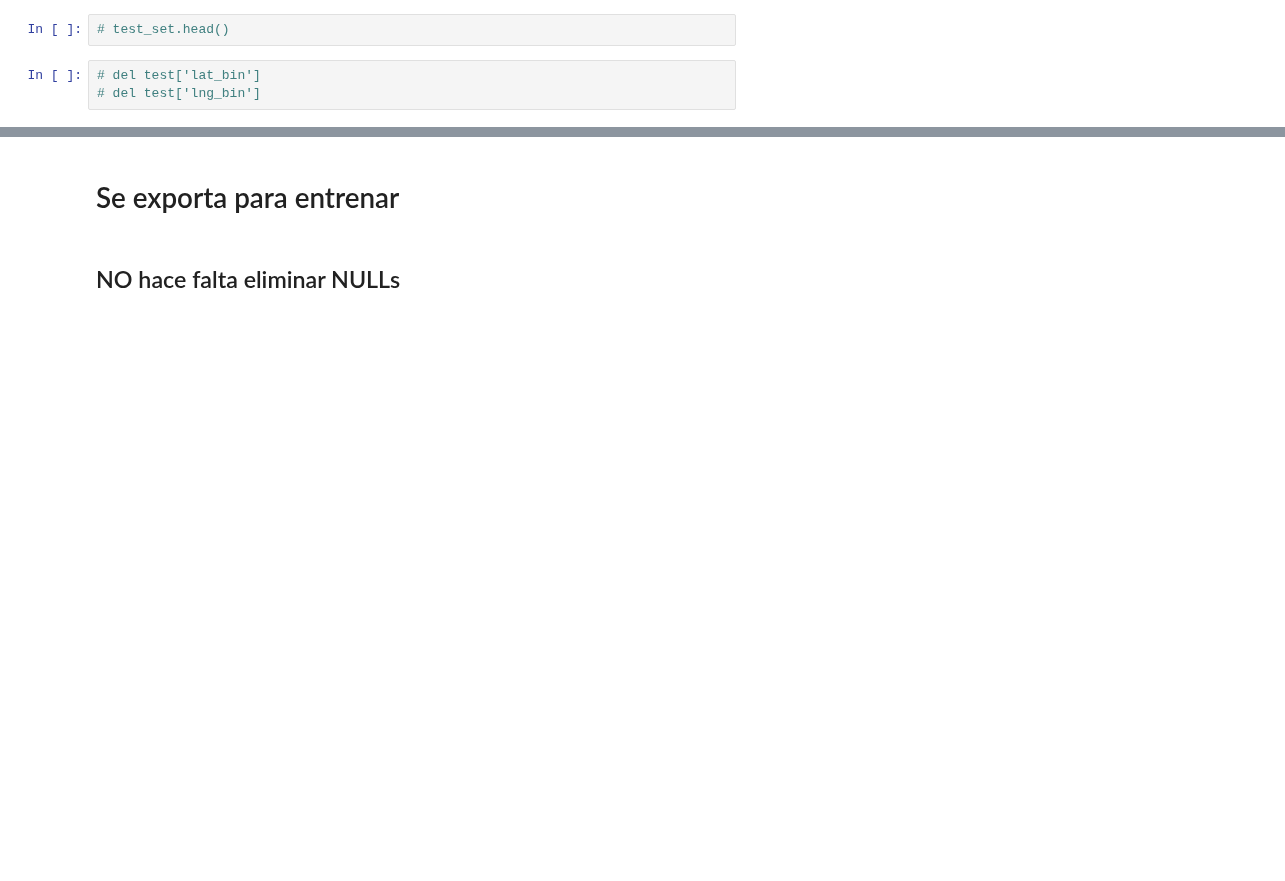
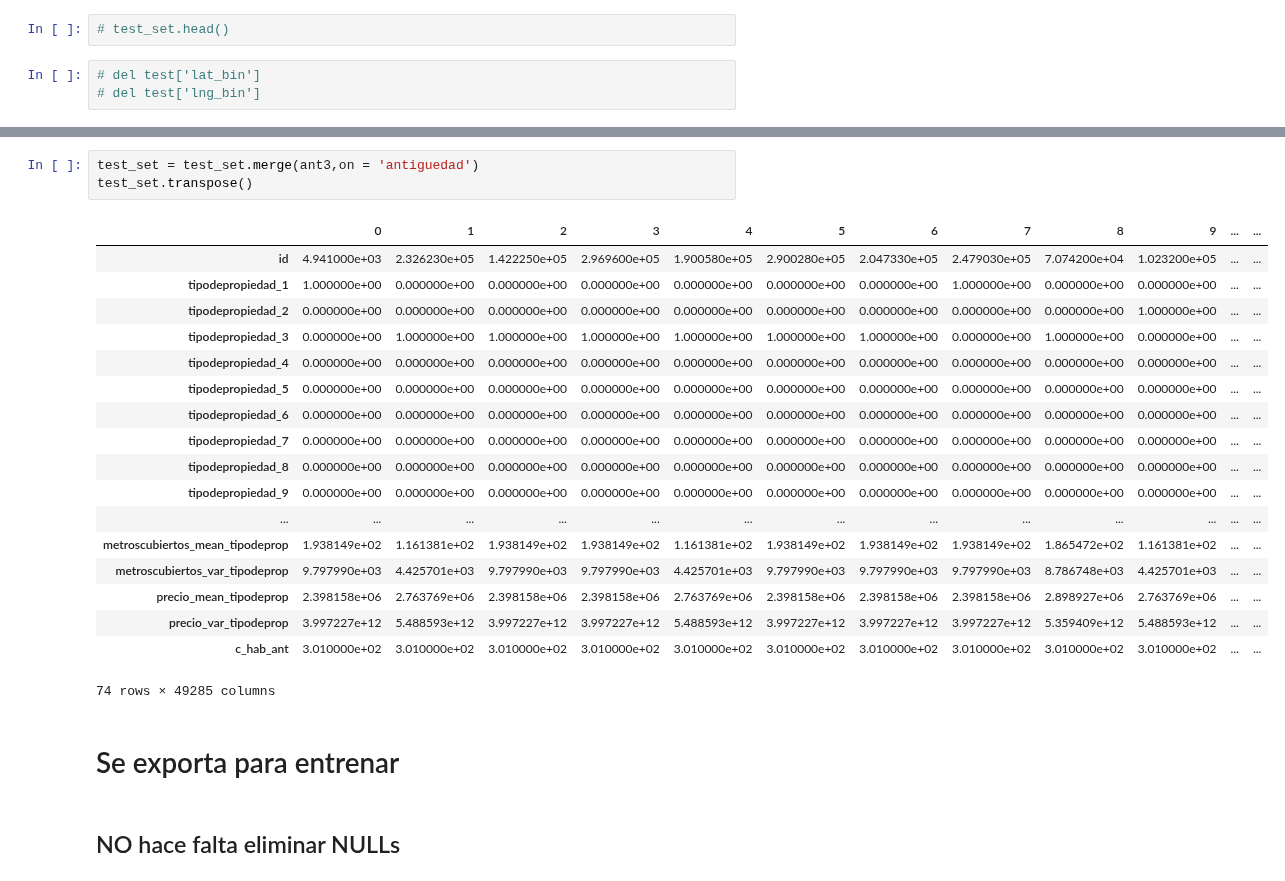
Before and after one commit to Alaneta/Datacones, a Jupyter notebook: tp2/1_Features_XG.ipynb, the cells around one changed output, grey strips where cells are left out. Cells and saved outputs as stored; diff of their text form; blank space fills up the shorter version.

```diff
--- a/tp2/1_Features_XG.ipynb
+++ b/tp2/1_Features_XG.ipynb
@@ -697,3 +799,25 @@ Por que lat_bin no anda pero lng_bin si? Si son exactamente el mismo tipo
+# %%
+test_set = test_set.merge(ant3,on = 'antiguedad')
+test_set.transpose()
+# %% [output]
+|  | 0 | 1 | 2 | 3 | 4 | 5 | 6 | 7 | 8 | 9 | ... | ... |
+| id | 4.941000e+03 | 2.326230e+05 | 1.422250e+05 | 2.969600e+05 | 1.900580e+05 | 2.900280e+05 | 2.047330e+05 | 2.479030e+05 | 7.074200e+04 | 1.023200e+05 | ... | ... |
+| tipodepropiedad_1 | 1.000000e+00 | 0.000000e+00 | 0.000000e+00 | 0.000000e+00 | 0.000000e+00 | 0.000000e+00 | 0.000000e+00 | 1.000000e+00 | 0.000000e+00 | 0.000000e+00 | ... | ... |
+| tipodepropiedad_2 | 0.000000e+00 | 0.000000e+00 | 0.000000e+00 | 0.000000e+00 | 0.000000e+00 | 0.000000e+00 | 0.000000e+00 | 0.000000e+00 | 0.000000e+00 | 1.000000e+00 | ... | ... |
+| tipodepropiedad_3 | 0.000000e+00 | 1.000000e+00 | 1.000000e+00 | 1.000000e+00 | 1.000000e+00 | 1.000000e+00 | 1.000000e+00 | 0.000000e+00 | 1.000000e+00 | 0.000000e+00 | ... | ... |
+| tipodepropiedad_4 | 0.000000e+00 | 0.000000e+00 | 0.000000e+00 | 0.000000e+00 | 0.000000e+00 | 0.000000e+00 | 0.000000e+00 | 0.000000e+00 | 0.000000e+00 | 0.000000e+00 | ... | ... |
+| tipodepropiedad_5 | 0.000000e+00 | 0.000000e+00 | 0.000000e+00 | 0.000000e+00 | 0.000000e+00 | 0.000000e+00 | 0.000000e+00 | 0.000000e+00 | 0.000000e+00 | 0.000000e+00 | ... | ... |
+| tipodepropiedad_6 | 0.000000e+00 | 0.000000e+00 | 0.000000e+00 | 0.000000e+00 | 0.000000e+00 | 0.000000e+00 | 0.000000e+00 | 0.000000e+00 | 0.000000e+00 | 0.000000e+00 | ... | ... |
+| tipodepropiedad_7 | 0.000000e+00 | 0.000000e+00 | 0.000000e+00 | 0.000000e+00 | 0.000000e+00 | 0.000000e+00 | 0.000000e+00 | 0.000000e+00 | 0.000000e+00 | 0.000000e+00 | ... | ... |
+| tipodepropiedad_8 | 0.000000e+00 | 0.000000e+00 | 0.000000e+00 | 0.000000e+00 | 0.000000e+00 | 0.000000e+00 | 0.000000e+00 | 0.000000e+00 | 0.000000e+00 | 0.000000e+00 | ... | ... |
+| tipodepropiedad_9 | 0.000000e+00 | 0.000000e+00 | 0.000000e+00 | 0.000000e+00 | 0.000000e+00 | 0.000000e+00 | 0.000000e+00 | 0.000000e+00 | 0.000000e+00 | 0.000000e+00 | ... | ... |
+| ... | ... | ... | ... | ... | ... | ... | ... | ... | ... | ... | ... | ... |
+| metroscubiertos_mean_tipodeprop | 1.938149e+02 | 1.161381e+02 | 1.938149e+02 | 1.938149e+02 | 1.161381e+02 | 1.938149e+02 | 1.938149e+02 | 1.938149e+02 | 1.865472e+02 | 1.161381e+02 | ... | ... |
+| metroscubiertos_var_tipodeprop | 9.797990e+03 | 4.425701e+03 | 9.797990e+03 | 9.797990e+03 | 4.425701e+03 | 9.797990e+03 | 9.797990e+03 | 9.797990e+03 | 8.786748e+03 | 4.425701e+03 | ... | ... |
+| precio_mean_tipodeprop | 2.398158e+06 | 2.763769e+06 | 2.398158e+06 | 2.398158e+06 | 2.763769e+06 | 2.398158e+06 | 2.398158e+06 | 2.398158e+06 | 2.898927e+06 | 2.763769e+06 | ... | ... |
+| precio_var_tipodeprop | 3.997227e+12 | 5.488593e+12 | 3.997227e+12 | 3.997227e+12 | 5.488593e+12 | 3.997227e+12 | 3.997227e+12 | 3.997227e+12 | 5.359409e+12 | 5.488593e+12 | ... | ... |
+| c_hab_ant | 3.010000e+02 | 3.010000e+02 | 3.010000e+02 | 3.010000e+02 | 3.010000e+02 | 3.010000e+02 | 3.010000e+02 | 3.010000e+02 | 3.010000e+02 | 3.010000e+02 | ... | ... |
+74 rows × 49285 columns
 # %% [markdown]
 # Se exporta para entrenar
 # %% [markdown]
```
Also changed, not shown: parts of 12 cells of this notebook, 1 other file.
